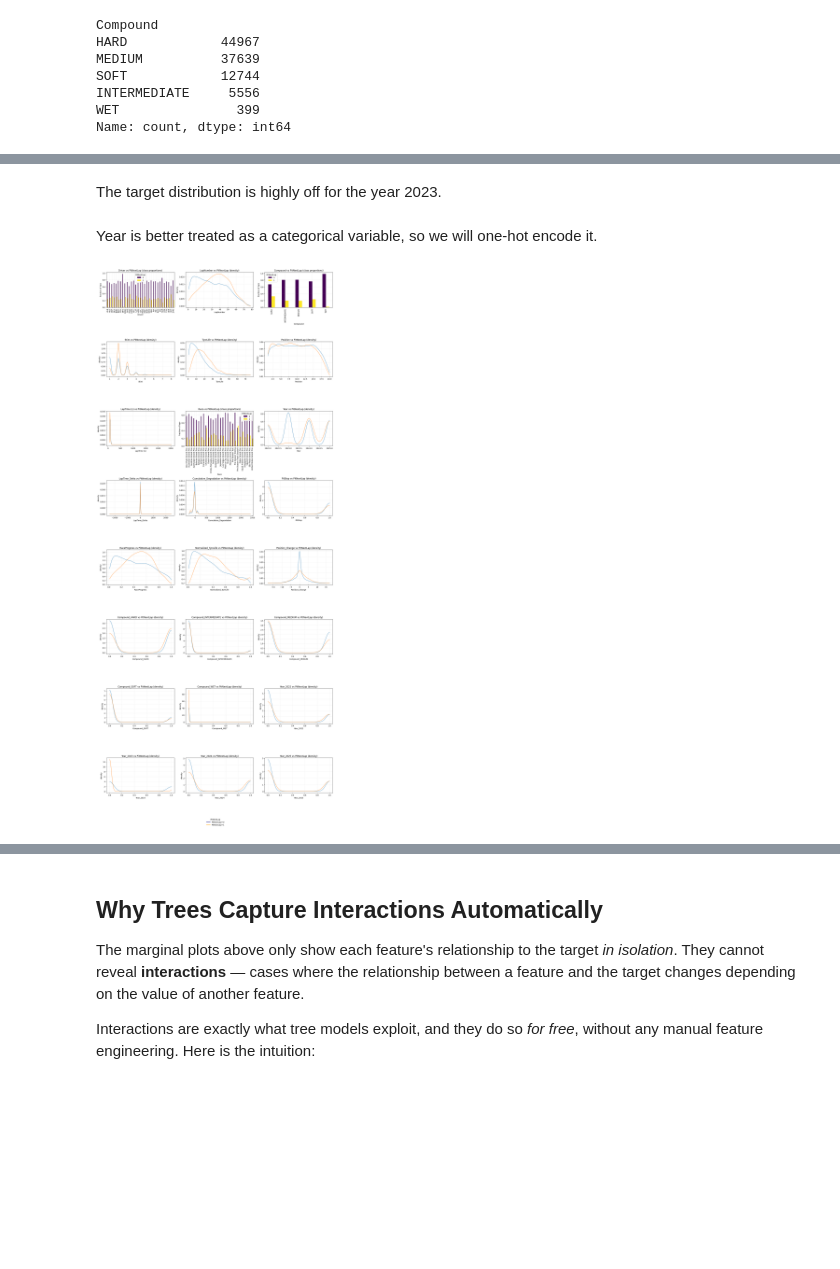
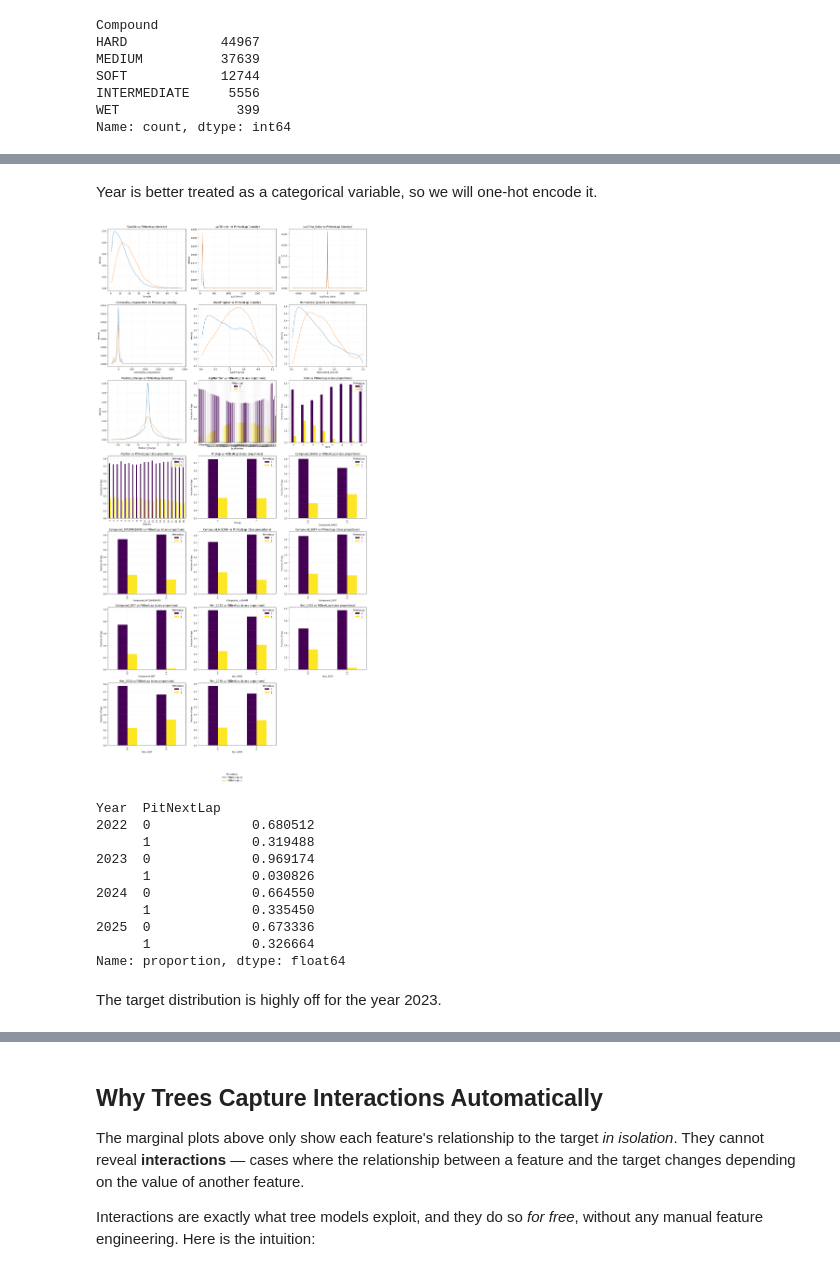
Before and after one commit to mortonki/F1-Strategy-Dataset, a Jupyter notebook: strategy.ipynb, the cells around one changed output, grey strips where cells are left out. Drawn from its saved outputs; the diff is of its cells as text; code cells hidden in the pictures; blank space fills up the shorter version.

```diff
--- a/strategy.ipynb
+++ b/strategy.ipynb
@@ -121,11 +136,3 @@ SOFT            12744
 INTERMEDIATE     5556
 WET               399
 Name: count, dtype: int64
-# %%
-# Convert Compound column to categorical with specified order
-categories = df['Compound'].value_counts().keys().tolist()
-dtype = pd.CategoricalDtype(categories=categories, ordered=False)
-df['Compound'] = df['Compound'].astype(dtype)
-
-# Verify the conversion
-df['Compound'].cat.categories.tolist()
@@ -134,14 +139,23 @@ df['Compound'].cat.categories.tolist()
 # %%
 # Impute missing values
 imputer = SimpleImputer(strategy='most_frequent')
-df['Compound'] = imputer.fit_transform(df['Compound'].values.reshape(-1, 1)).flatten()
+df['Compound'] = imputer.fit_transform(df[['Compound']]).ravel()
 # %%
 # One-hot encode the Compound column
 encoder = OneHotEncoder(handle_unknown='ignore')
 encoded = encoder.fit_transform(df[['Compound']])
+
 compound_cols = pd.DataFrame(
     encoded.toarray(),
     columns=encoder.get_feature_names_out(['Compound']),
     index=df.index
 )
+
+# Remove the original 'Compound' column from categorical_features
+categorical_features.remove('Compound')
+
+# Add the new one-hot encoded columns to the categorical_features list
+categorical_features.extend(compound_cols.columns.tolist())
+
+# Concatenate the one-hot encoded columns back to the original DataFrame
 df = pd.concat([df, compound_cols], axis=1)
@@ -162,5 +162,3 @@ Name: proportion, dtype: float64
-# %% [markdown]
-The target distribution is highly off for the year 2023.
 # %%
 # One-hote encode the Year column
 year_encoder = OneHotEncoder(handle_unknown='ignore')
@@ -170,6 +168,14 @@ year_cols = pd.DataFrame(
     columns=year_encoder.get_feature_names_out(['Year']),
     index=df.index
 )
+
+# Remove the original 'Year' column from categorical_features
+categorical_features.remove('Year')
+
+# Add the new one-hot encoded Year columns to the categorical_features list
+categorical_features.extend(year_cols.columns.tolist())
+
+# Concatenate the one-hot encoded Year columns back to the original DataFrame
 df = pd.concat([df, year_cols], axis=1)
 # %% [markdown]
 Year is better treated as a categorical variable, so we will one-hot encode it.
@@ -180,23 +186,17 @@ Year is better treated as a categorical variable, so we will one-hot encode it.
 # grouped bar chart of class proportions per category.
 
 target = 'PitNextLap' if 'PitNextLap' in df.columns else 'PitNetLap'
-features = [col for col in df.columns if col != target]
+features = continuous_features + categorical_features
 n_features = len(features)
 n_cols = 3
 n_rows = (n_features + n_cols - 1) // n_cols
 fig, axes = plt.subplots(n_rows, n_cols, figsize=(18, 5 * n_rows))
 axes = np.array(axes, dtype=object).ravel()
-
-# Categorical features -> grouped bar chart of class proportions per category
-categorical_features = [f for f in features if not pd.api.types.is_numeric_dtype(df[f])]
-
-# Continuous features -> 1D KDE density overlay per class
-continuous_features = [f for f in features if pd.api.types.is_numeric_dtype(df[f])]
 COLORS = {0: "navy", 1: "orange"}
 
 for i, feature in enumerate(features):
     ax = axes[i]
-    if pd.api.types.is_numeric_dtype(df[feature]):
+    if feature in continuous_features:
         # 1D KDE density overlay per class (continuous features)
         sample = df.sample(n=min(20000, len(df)), random_state=42)
         x_min, x_max = sample[feature].min(), sample[feature].max()
@@ -217,34 +217,50 @@ for i, feature in enumerate(features):
         pct = (df.groupby(feature)[target].value_counts(normalize=True)
                .unstack(fill_value=0).fillna(0))
         pct = pct.reindex(sorted(pct.columns), axis=1)
         pct.plot(kind="bar", ax=ax, colormap="viridis")
         ax.set_title(f"{feature} vs {target} (class proportions)")
         ax.set_xlabel(feature)
         ax.set_ylabel("fraction of laps")
     ax.grid(alpha=0.2)
 
 for j in range(len(features), len(axes)):
     axes[j].set_visible(False)
 
 
 # Figure-level legend explaining the color coding for continuous-feature subplots
 legend_handles = [
     plt.Line2D([0], [0], color=COLORS[0], lw=2),
     plt.Line2D([0], [0], color=COLORS[1], lw=2),
 ]
 fig.legend(
     handles=legend_handles,
     labels=[f"PitNextLap={0}", f"PitNextLap={1}"],
     title="PitNextLap",
     loc="upper center",
     bbox_to_anchor=(0.5, -0.03),
     frameon=False,
 )
 
 plt.tight_layout()
 plt.show()
 # %% [output]
-[figure, old version]
+[figure, new version]
+# %%
+# Target distribution by year
+df.groupby('Year')['PitNextLap'].value_counts(normalize=True)
+# %% [output]
+Year  PitNextLap
+2022  0             0.680512
+      1             0.319488
+2023  0             0.969174
+      1             0.030826
+2024  0             0.664550
+      1             0.335450
+2025  0             0.673336
+      1             0.326664
+Name: proportion, dtype: float64
+# %% [markdown]
+The target distribution is highly off for the year 2023.
 # %% [markdown]
 ## Feature × Feature Interactions
 
```
Also changed, not shown: parts of 9 cells of this notebook, 3 other files.
